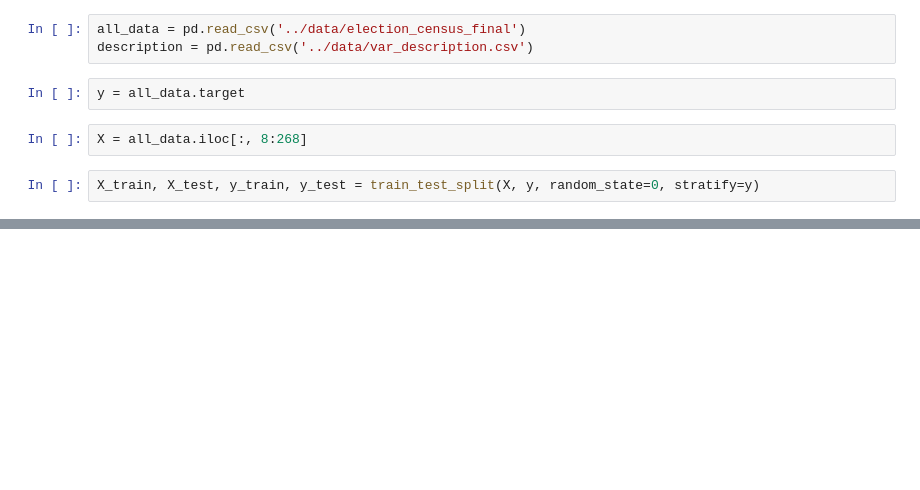
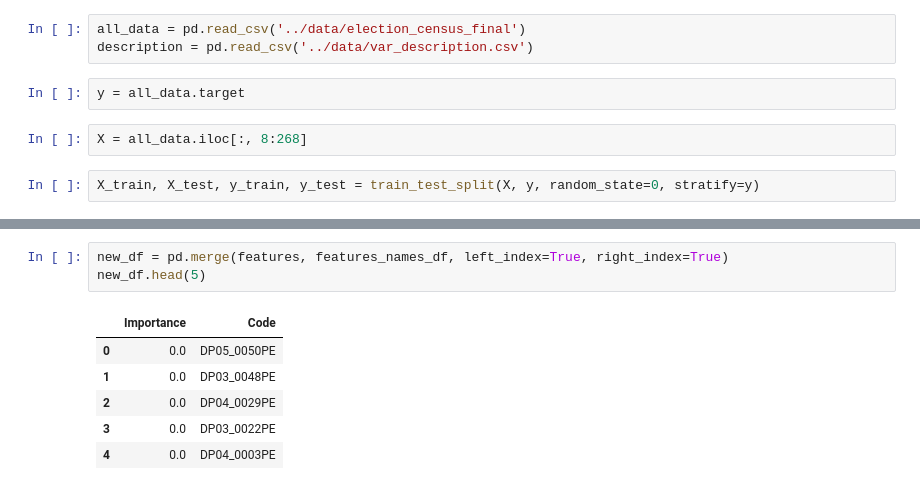
Before and after one commit to keita-dc/FlatironProject5, a Jupyter notebook: work_notebooks/FeatureSelection_d3.ipynb, the cells around one changed output, grey strips where cells are left out. Drawn from its saved outputs; the diff is of its cells as text; blank space fills up the shorter version.

```diff
--- a/work_notebooks/FeatureSelection_d3.ipynb
+++ b/work_notebooks/FeatureSelection_d3.ipynb
@@ -40,0 +43,10 @@ array([-0.        , -0.        , -0.        , -0.        ,  0.        ,
+# %%
+new_df = pd.merge(features, features_names_df, left_index=True, right_index=True)
+new_df.head(5)
+# %% [output]
+|  | Importance | Code |
+| 0 | 0.0 | DP05_0050PE |
+| 1 | 0.0 | DP03_0048PE |
+| 2 | 0.0 | DP04_0029PE |
+| 3 | 0.0 | DP03_0022PE |
+| 4 | 0.0 | DP04_0003PE |
```
Also changed, not shown: parts of 8 cells of this notebook.
